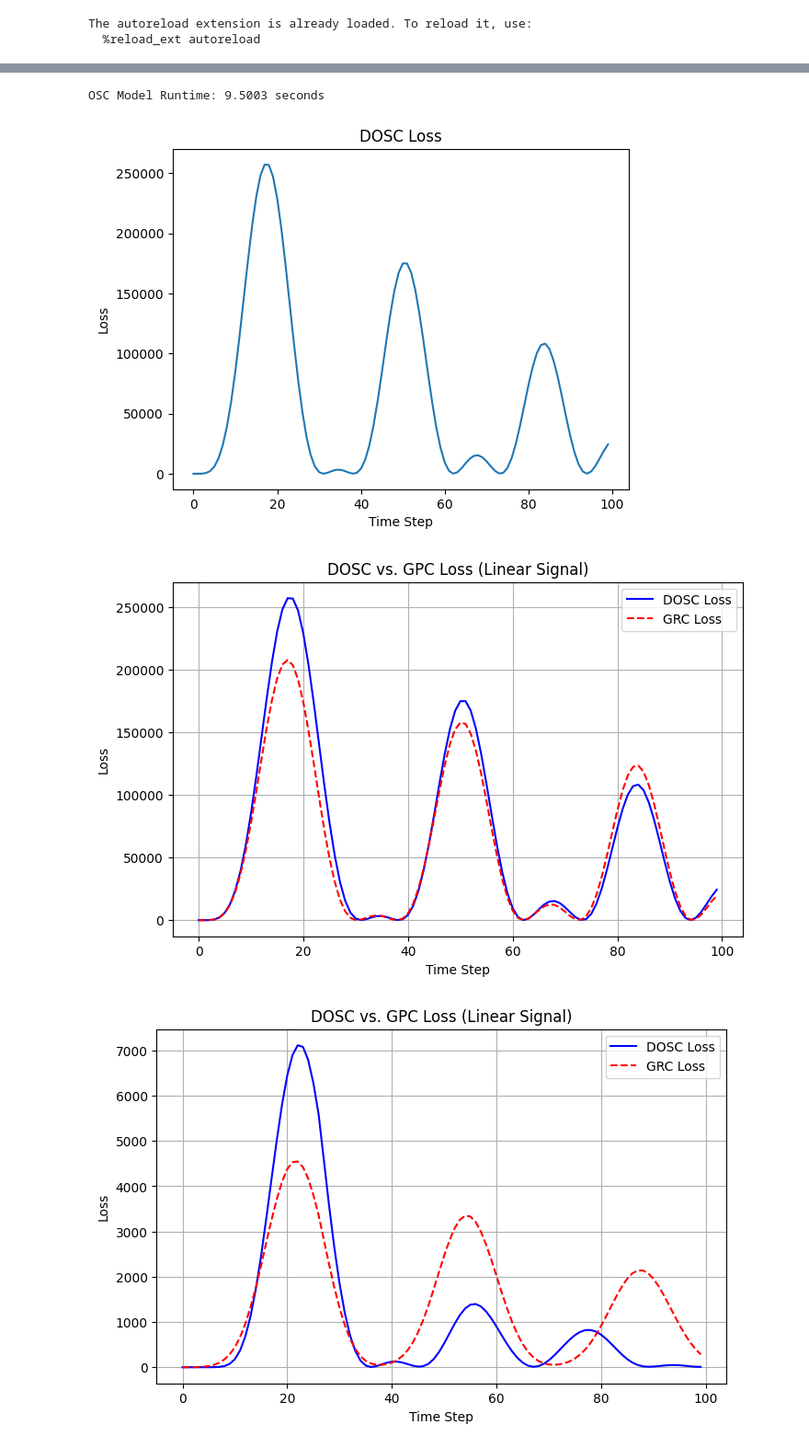
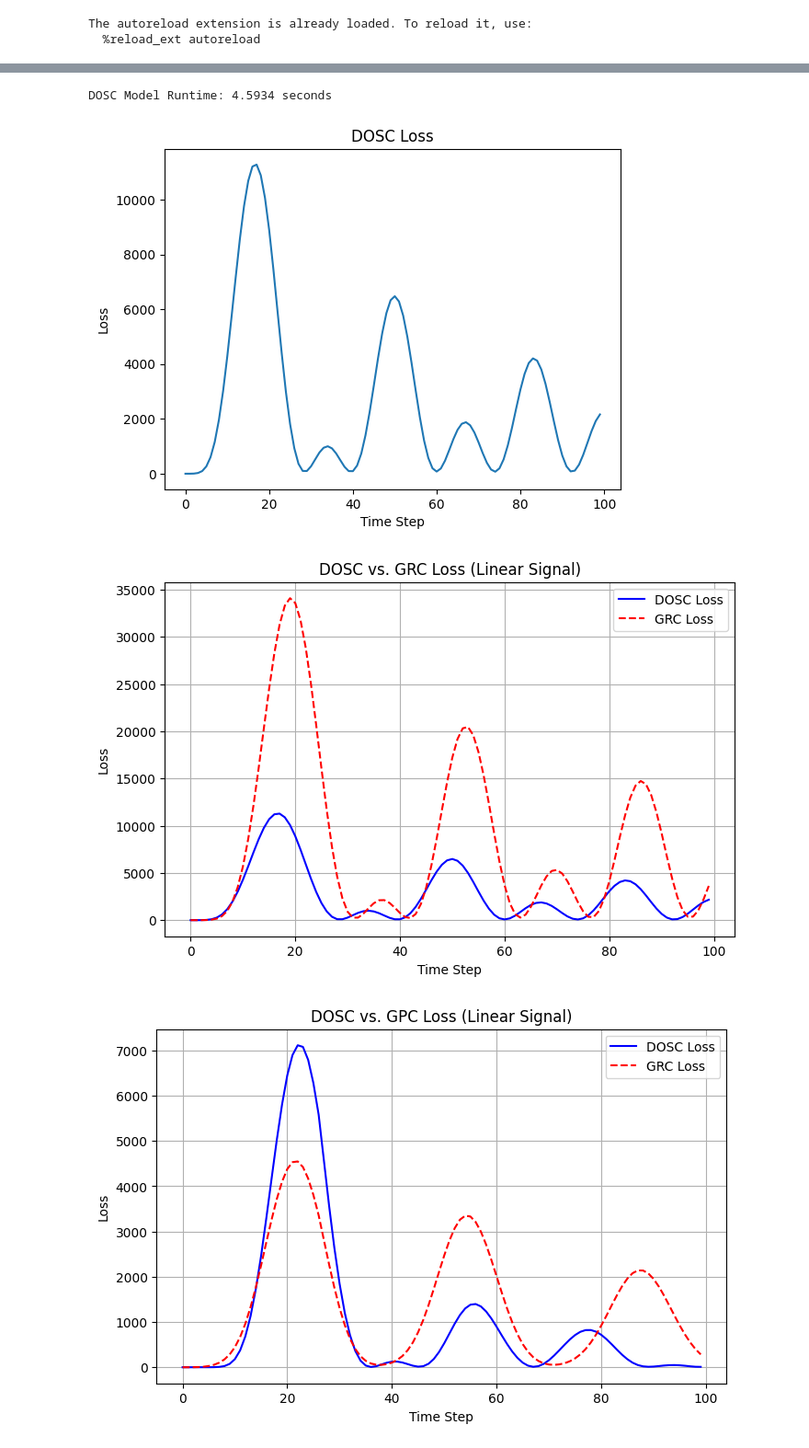
Before and after one commit to Sof0-0/spectral_control, a Jupyter notebook: tests_po.ipynb, the cells around one changed output, grey strips where cells are left out. Shown at 92% size. Cells and saved outputs as stored; diff of their text form; code cells hidden in the pictures.

Commit message:
implemented dosc tensored, summed. updated and optimized both grc and dosc

```diff
--- a/tests_po.ipynb
+++ b/tests_po.ipynb
@@ -85,5 +93,5 @@ GRC Model Runtime: 1.9846 seconds
 # %%
-# OSFC PO Experiments
+# DOSC PO Experiments
 
 # Define system parameters
 d, n = 2, 1  # Example dimensions
@@ -122,14 +130,21 @@ eta =  0.001  # Step size
 T = 100
 
 
-osc_po = OSC_PO(A, B, C, Q, R, h, H, gamma, eta, T, name="DOSC", nl=False)
+dosc_po = DOSC_PO(A, B, C, Q, R, h, H, gamma, eta, T, name="DOSC", nl=False)
+#dosc_po_old = DOSC_PO_old(A, B, C, Q, R, h, H, gamma, eta, T, name="DOSC OLD", nl=False)
 
 
 # OSC
 start_time = time.time()
-osc_po.run()
+dosc_po.run()
 end_time = time.time()
-print(f"OSC Model Runtime: {end_time - start_time:.4f} seconds")
+print(f"DOSC Model Runtime: {end_time - start_time:.4f} seconds")
+
+# start_time = time.time()
+# dosc_po_old.run()
+# end_time = time.time()
+# print(f"DOSC OLD Model Runtime: {end_time - start_time:.4f} seconds")
+
 
 # # OSC_NL
 # start_time = time.time()
@@ -143,16 +158,17 @@ print(f"OSC Model Runtime: {end_time - start_time:.4f} seconds")
 # end_time = time.time()
 # print(f"OSC_w_STU Model Runtime: {end_time - start_time:.4f} seconds")
 
-plot_loss(osc_po, "DOSC Loss")
+plot_loss(dosc_po, "DOSC Loss")
+# plot_loss(dosc_po_old, "DOSC Old Loss")
 # plot_loss(osc_nl, "OSC NL Loss")
 # plot_loss(osc_wstu, "OSC STU Loss")
 # %% [output]
-OSC Model Runtime: 9.5003 seconds
+DOSC Model Runtime: 4.5934 seconds
-[figure, old version]
+[figure, new version]
 # %%
-compare_losses([osc_po, grc_po], "DOSC vs. GRC Loss (Linear Signal)")
+compare_losses([dosc_po, grc_po], "DOSC vs. GRC Loss (Linear Signal)")
 # %% [output]
-[figure, old version]
+[figure, new version]
 # %%
 compare_losses([osc_po, grc_po], "DOSC vs. GRC Loss (Linear Signal)", save_path="PO/figures/dosc_vs_gpc_loss.png")
 # %% [output]
```
Also changed, not shown: parts of 2 cells of this notebook, 8 other files.
